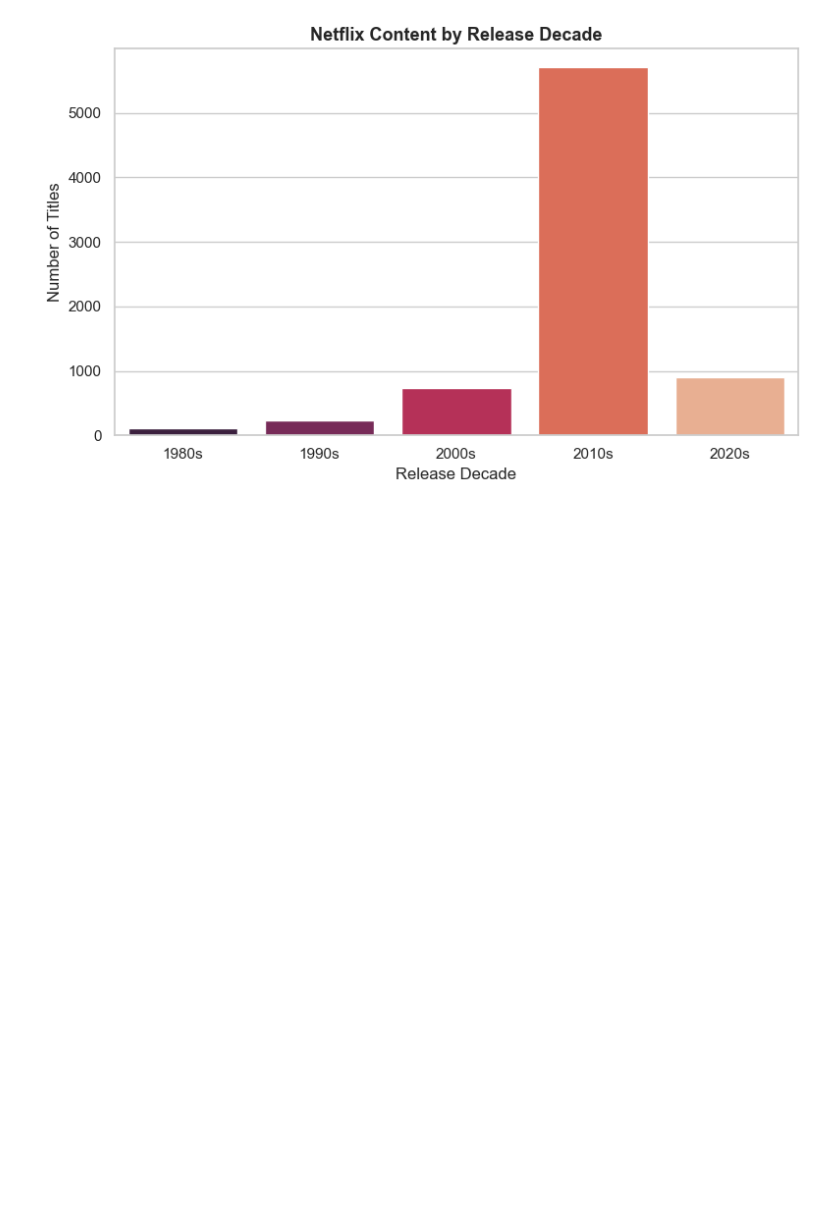
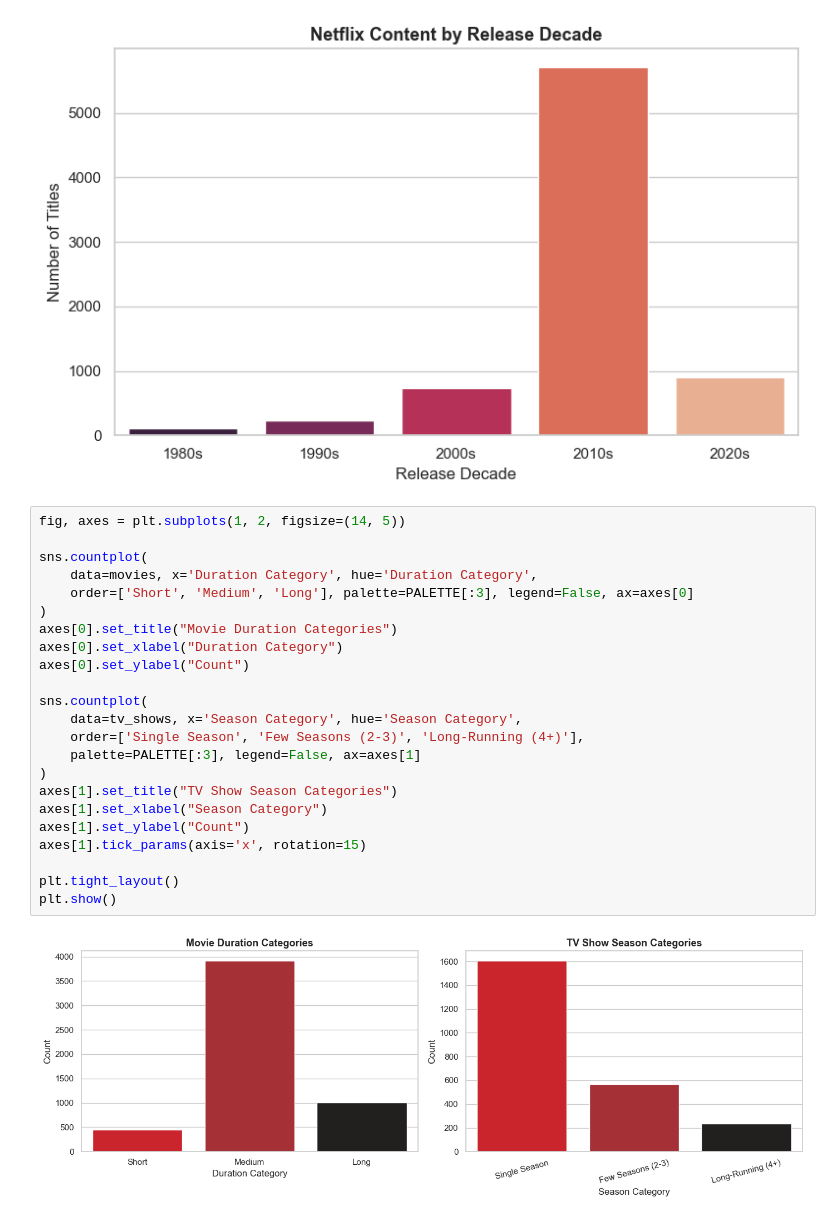
Before and after one commit to PragyaRana/DS_Training, a Jupyter notebook: Mini_Project_4.ipynb, the cells around one changed output. Saved outputs shown, nothing was run; the diff lists cells and outputs as text; blank space fills up the shorter version.

```diff
--- a/Mini_Project_4.ipynb
+++ b/Mini_Project_4.ipynb
@@ -1101,3 +1101,28 @@ plt.tight_layout()
 plt.show()
 # %% [output]
 [figure]
+# %%
+fig, axes = plt.subplots(1, 2, figsize=(14, 5))
+
+sns.countplot(
+    data=movies, x='Duration Category', hue='Duration Category',
+    order=['Short', 'Medium', 'Long'], palette=PALETTE[:3], legend=False, ax=axes[0]
+)
+axes[0].set_title("Movie Duration Categories")
+axes[0].set_xlabel("Duration Category")
+axes[0].set_ylabel("Count")
+
+sns.countplot(
+    data=tv_shows, x='Season Category', hue='Season Category',
+    order=['Single Season', 'Few Seasons (2-3)', 'Long-Running (4+)'],
+    palette=PALETTE[:3], legend=False, ax=axes[1]
+)
+axes[1].set_title("TV Show Season Categories")
+axes[1].set_xlabel("Season Category")
+axes[1].set_ylabel("Count")
+axes[1].tick_params(axis='x', rotation=15)
+
+plt.tight_layout()
+plt.show()
+# %% [output]
+[figure, added]
```
